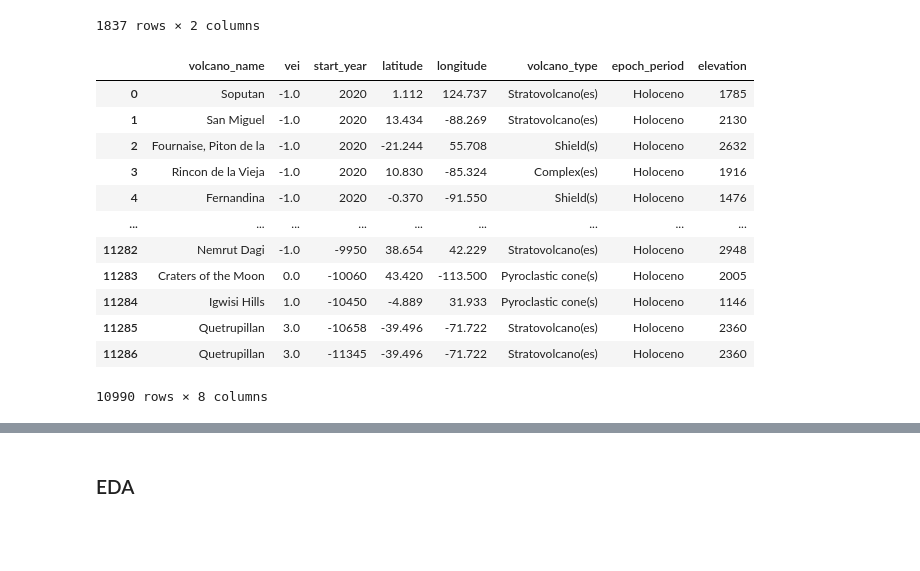
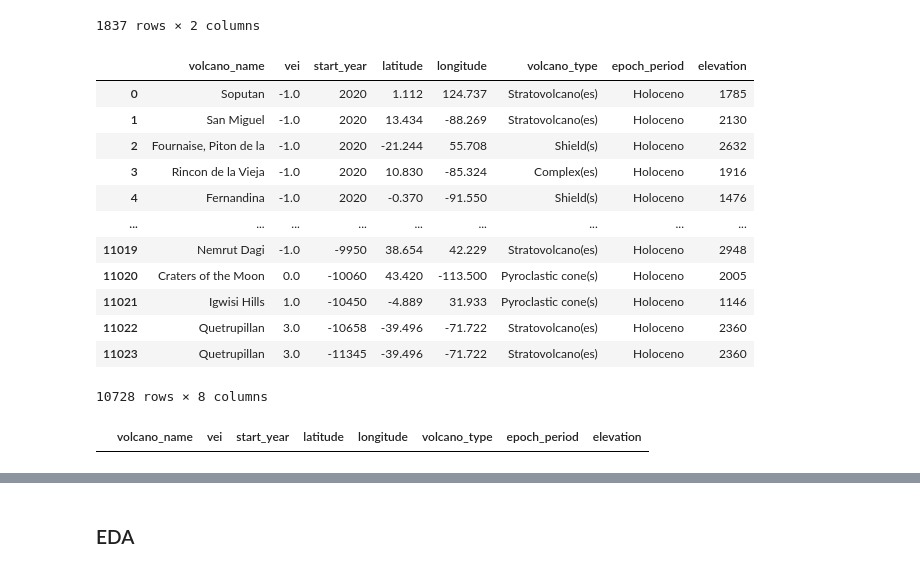
Before and after one commit to veronicadeleonh/earthquakes-volcanoes, a Jupyter notebook: dev-notebooks/volcano-cleaning.ipynb, the cells around one changed output, grey strips where cells are left out. Cells and saved outputs as stored; diff of their text form; code cells hidden in the pictures; blank space fills up the shorter version.

```diff
--- a/dev-notebooks/volcano-cleaning.ipynb
+++ b/dev-notebooks/volcano-cleaning.ipynb
@@ -406,22 +406,26 @@ volcanoes_of_earth['elevation'].value_counts().reset_index()
 | 1836 | 2989 | 1 |
 1837 rows × 2 columns
 # %%
-eruptions_and_types = pd.merge(eruptions, volcanoes_of_earth, on='volcano_name', how='left')
+eruptions_and_types = pd.merge(eruptions, volcanoes_of_earth, on='volcano_name', how='inner')
 eruptions_and_types.drop_duplicates()
 # %% [output]
 |  | volcano_name | vei | start_year | latitude | longitude | volcano_type | epoch_period | elevation |
 | 0 | Soputan | -1.0 | 2020 | 1.112 | 124.737 | Stratovolcano(es) | Holoceno | 1785 |
 | 1 | San Miguel | -1.0 | 2020 | 13.434 | -88.269 | Stratovolcano(es) | Holoceno | 2130 |
 | 2 | Fournaise, Piton de la | -1.0 | 2020 | -21.244 | 55.708 | Shield(s) | Holoceno | 2632 |
 | 3 | Rincon de la Vieja | -1.0 | 2020 | 10.830 | -85.324 | Complex(es) | Holoceno | 1916 |
 | 4 | Fernandina | -1.0 | 2020 | -0.370 | -91.550 | Shield(s) | Holoceno | 1476 |
 | ... | ... | ... | ... | ... | ... | ... | ... | ... |
-| 11282 | Nemrut Dagi | -1.0 | -9950 | 38.654 | 42.229 | Stratovolcano(es) | Holoceno | 2948 |
-| 11283 | Craters of the Moon | 0.0 | -10060 | 43.420 | -113.500 | Pyroclastic cone(s) | Holoceno | 2005 |
-| 11284 | Igwisi Hills | 1.0 | -10450 | -4.889 | 31.933 | Pyroclastic cone(s) | Holoceno | 1146 |
-| 11285 | Quetrupillan | 3.0 | -10658 | -39.496 | -71.722 | Stratovolcano(es) | Holoceno | 2360 |
-| 11286 | Quetrupillan | 3.0 | -11345 | -39.496 | -71.722 | Stratovolcano(es) | Holoceno | 2360 |
+| 11019 | Nemrut Dagi | -1.0 | -9950 | 38.654 | 42.229 | Stratovolcano(es) | Holoceno | 2948 |
+| 11020 | Craters of the Moon | 0.0 | -10060 | 43.420 | -113.500 | Pyroclastic cone(s) | Holoceno | 2005 |
+| 11021 | Igwisi Hills | 1.0 | -10450 | -4.889 | 31.933 | Pyroclastic cone(s) | Holoceno | 1146 |
+| 11022 | Quetrupillan | 3.0 | -10658 | -39.496 | -71.722 | Stratovolcano(es) | Holoceno | 2360 |
+| 11023 | Quetrupillan | 3.0 | -11345 | -39.496 | -71.722 | Stratovolcano(es) | Holoceno | 2360 |
-10990 rows × 8 columns
+10728 rows × 8 columns
+# %%
+eruptions_and_types[eruptions_and_types.isnull().any(axis=1)]
+# %% [output]
+|  | volcano_name | vei | start_year | latitude | longitude | volcano_type | epoch_period | elevation |
 # %%
 def load_eruption_data():
     # Loading datasets
```
Also changed, not shown: parts of 6 cells of this notebook, 6 other files.
